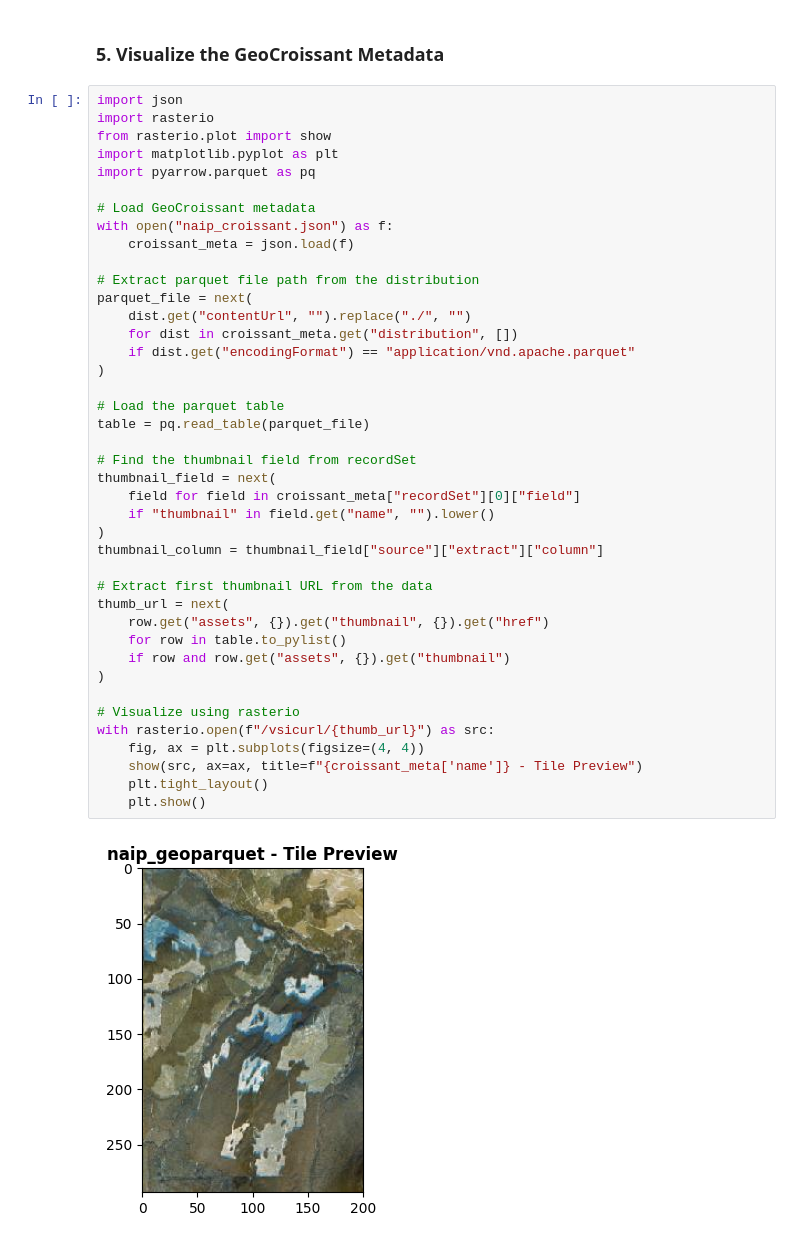
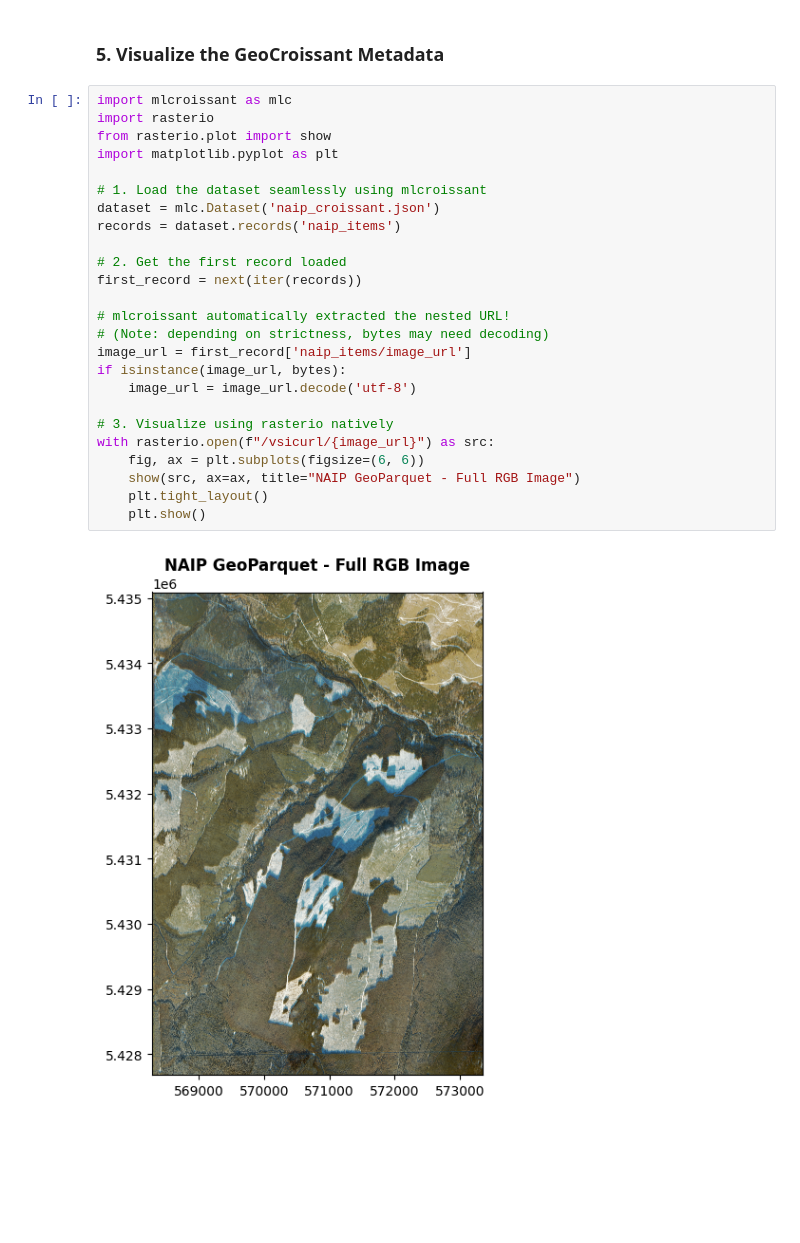
Before and after one commit to ZOO-Project/dcai, a Jupyter notebook: GeoParquet to GeoCroissant Support/GeoParquet to GeoCroissant Support.ipynb, the cells around one changed output. Cells and saved outputs as stored; diff of their text form; blank space fills up the shorter version.

Commit message:
Add GeoParquet to GeoCroissant Support

```diff
--- a/GeoParquet to GeoCroissant Support/GeoParquet to GeoCroissant Support.ipynb
+++ b/GeoParquet to GeoCroissant Support/GeoParquet to GeoCroissant Support.ipynb
@@ -344,45 +351,29 @@ I0224 02:14:24.652680 17796 validate.py:53] Done.
 # %% [markdown]
 ### 5. Visualize the GeoCroissant Metadata
-# %%
-import json
-import rasterio
-from rasterio.plot import show
-import matplotlib.pyplot as plt
-import pyarrow.parquet as pq
-
-# Load GeoCroissant metadata
-with open("naip_croissant.json") as f:
-    croissant_meta = json.load(f)
-
-# Extract parquet file path from the distribution
-parquet_file = next(
-    dist.get("contentUrl", "").replace("./", "")
-    for dist in croissant_meta.get("distribution", [])
-    if dist.get("encodingFormat") == "application/vnd.apache.parquet"
-)
-
-# Load the parquet table
-table = pq.read_table(parquet_file)
-
-# Find the thumbnail field from recordSet
-thumbnail_field = next(
-    field for field in croissant_meta["recordSet"][0]["field"]
-    if "thumbnail" in field.get("name", "").lower()
-)
-thumbnail_column = thumbnail_field["source"]["extract"]["column"]
-
-# Extract first thumbnail URL from the data
-thumb_url = next(
-    row.get("assets", {}).get("thumbnail", {}).get("href")
-    for row in table.to_pylist()
-    if row and row.get("assets", {}).get("thumbnail")
-)
-
-# Visualize using rasterio
-with rasterio.open(f"/vsicurl/{thumb_url}") as src:
-    fig, ax = plt.subplots(figsize=(4, 4))
-    show(src, ax=ax, title=f"{croissant_meta['name']} - Tile Preview")
-    plt.tight_layout()
-    plt.show()
-# %% [output]
-[figure, removed]
+# %%
+import mlcroissant as mlc
+import rasterio
+from rasterio.plot import show
+import matplotlib.pyplot as plt
+
+# 1. Load the dataset seamlessly using mlcroissant
+dataset = mlc.Dataset('naip_croissant.json')
+records = dataset.records('naip_items')
+
+# 2. Get the first record loaded
+first_record = next(iter(records))
+
+# mlcroissant automatically extracted the nested URL!
+# (Note: depending on strictness, bytes may need decoding)
+image_url = first_record['naip_items/image_url']
+if isinstance(image_url, bytes):
+    image_url = image_url.decode('utf-8')
+
+# 3. Visualize using rasterio natively
+with rasterio.open(f"/vsicurl/{image_url}") as src:
+    fig, ax = plt.subplots(figsize=(6, 6))
+    show(src, ax=ax, title="NAIP GeoParquet - Full RGB Image")
+    plt.tight_layout()
+    plt.show()
+# %% [output]
+[figure, added]
```
Also changed, not shown: parts of 4 cells of this notebook, 2 other files.
